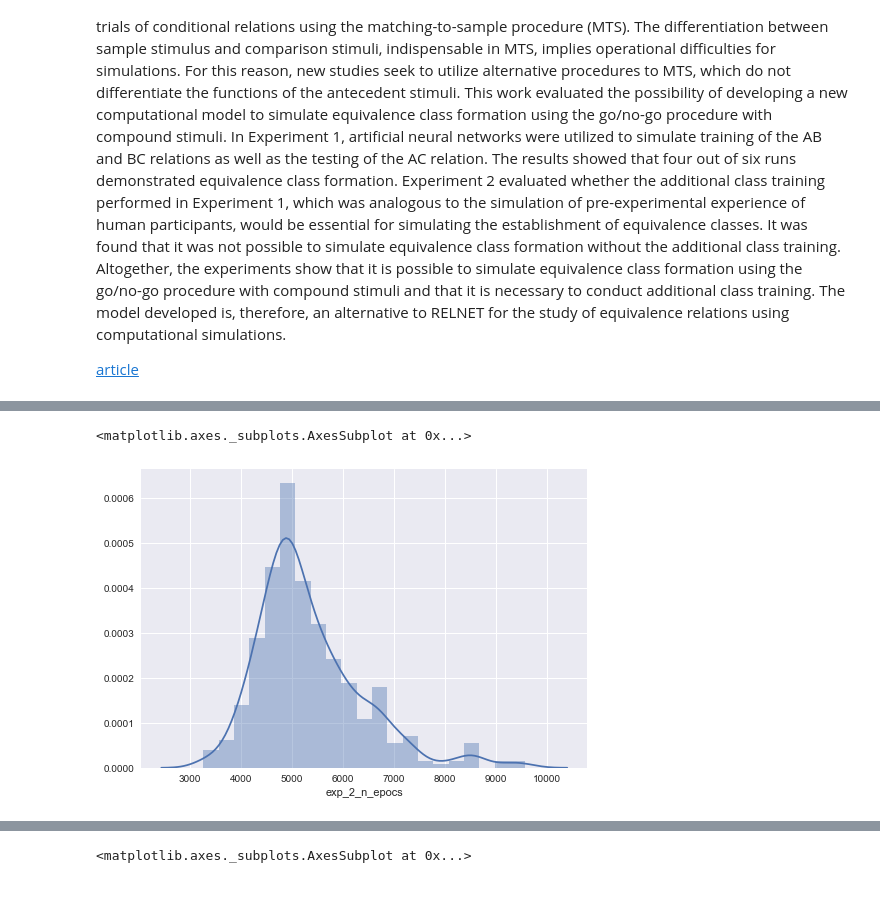
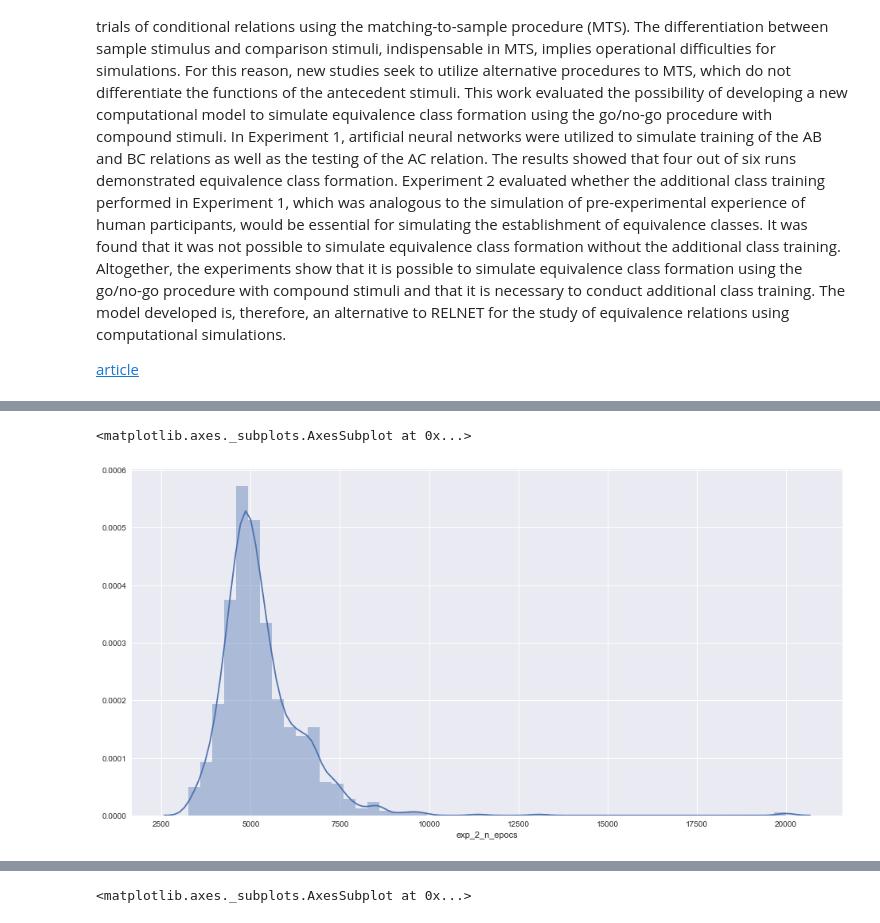
Before and after one commit to Yagwar/stim_eq, a Jupyter notebook: visual TF replica.ipynb, the cells around one changed output, grey strips where cells are left out. Saved outputs shown, nothing was run; the diff lists cells and outputs as text; code cells hidden in the pictures; blank space fills up the shorter version.

```diff
--- a/visual TF replica.ipynb
+++ b/visual TF replica.ipynb
@@ -95,9 +103,10 @@ max      2.500000e-03
 Name: exp_2_final_loss, dtype: float64
-# %%
-sns.distplot(dat["exp_2_n_epocs"])
-# %% [output]
-<matplotlib.axes._subplots.AxesSubplot at 0x...>
-[figure, removed]
+# %%
+fig, ax = plt.subplots(figsize=(16,8))
+sns.distplot(dat["exp_2_n_epocs"])
+# %% [output]
+<matplotlib.axes._subplots.AxesSubplot at 0x...>
+[figure, added]
 # %%
 dat.iloc[:,1:12].describe()
 # %% [output]
```
Also changed, not shown: parts of 20 cells of this notebook.
